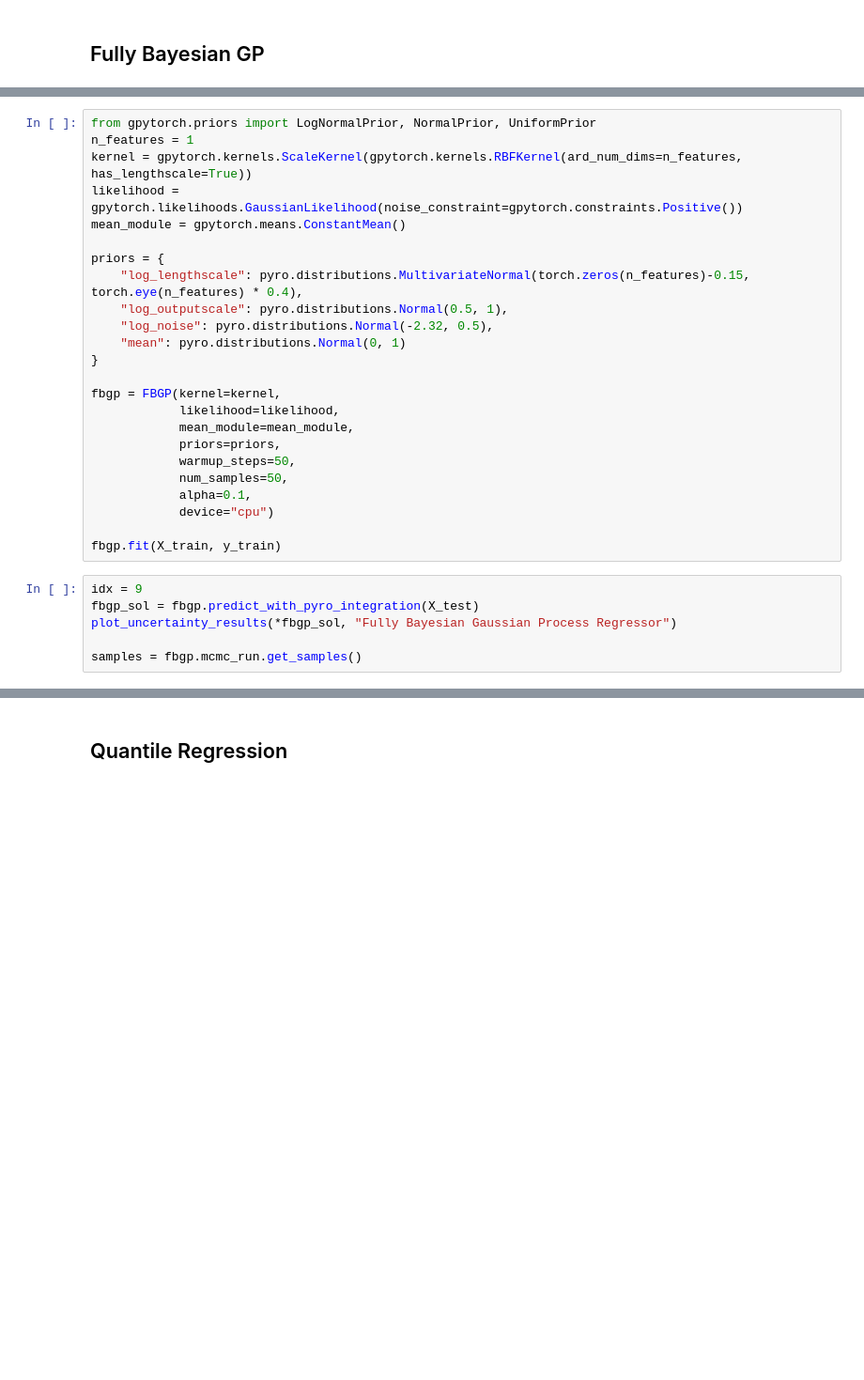
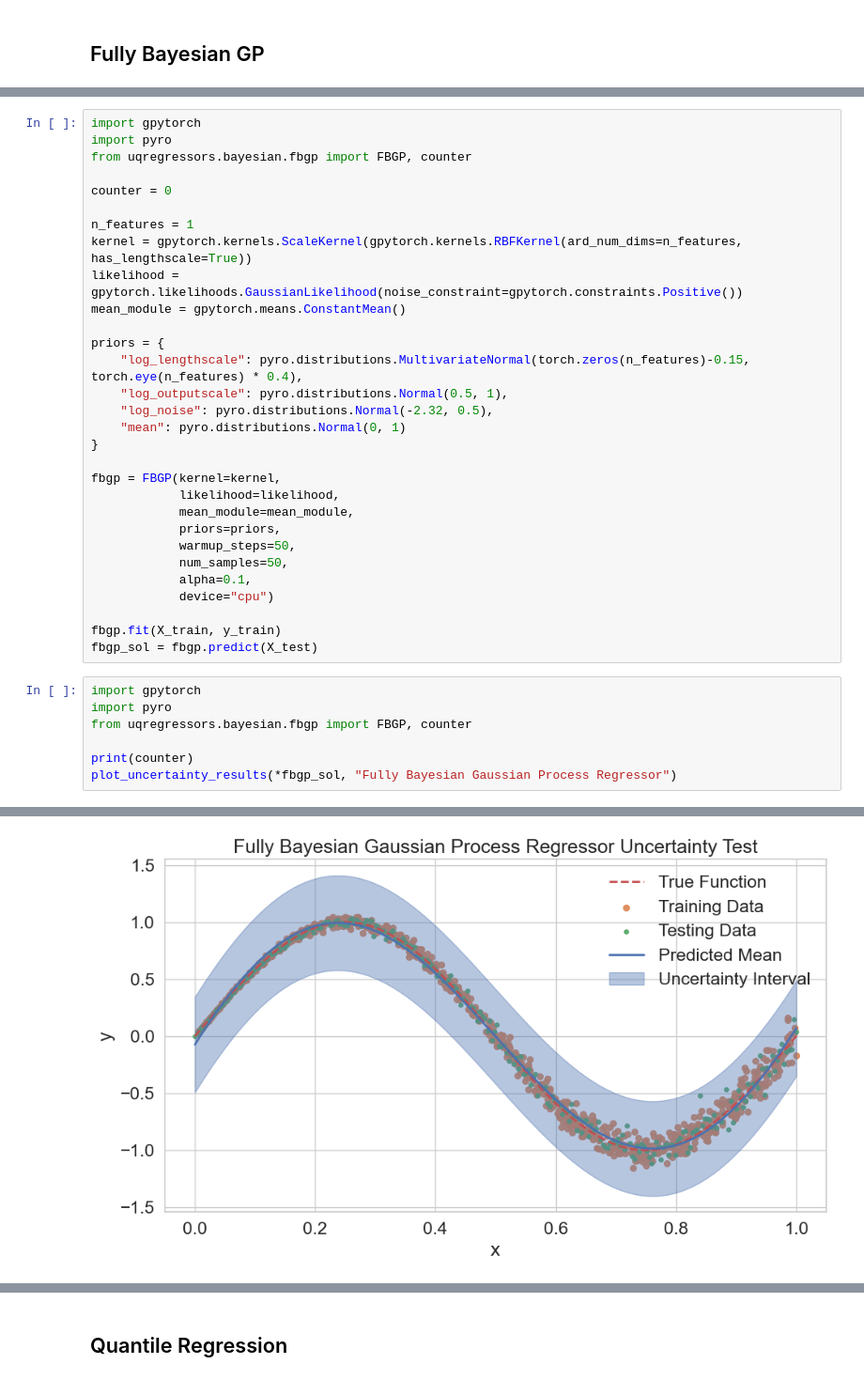
Before and after one commit to arjunrs3/UQRegressors, a Jupyter notebook: examples/getting_started.ipynb, the cells around one changed output, grey strips where cells are left out. Shown at 94% size. Cells and saved outputs as stored; diff of their text form; blank space fills up the shorter version.

```diff
--- a/examples/getting_started.ipynb
+++ b/examples/getting_started.ipynb
@@ -541,5 +259,10 @@ class FBGP:
 # %%
-from gpytorch.priors import LogNormalPrior, NormalPrior, UniformPrior
+import gpytorch
+import pyro
+from uqregressors.bayesian.fbgp import FBGP, counter
+
+counter = 0
+
 n_features = 1
 kernel = gpytorch.kernels.ScaleKernel(gpytorch.kernels.RBFKernel(ard_num_dims=n_features, has_lengthscale=True))
 likelihood = gpytorch.likelihoods.GaussianLikelihood(noise_constraint=gpytorch.constraints.Positive())
@@ -562,10 +285,12 @@ fbgp = FBGP(kernel=kernel,
             device="cpu")
 
 fbgp.fit(X_train, y_train)
+fbgp_sol = fbgp.predict(X_test)
 # %%
-idx = 9
-fbgp_sol = fbgp.predict_with_pyro_integration(X_test)
+import gpytorch
+import pyro
+from uqregressors.bayesian.fbgp import FBGP, counter
+
+print(counter)
 plot_uncertainty_results(*fbgp_sol, "Fully Bayesian Gaussian Process Regressor")
-
-samples = fbgp.mcmc_run.get_samples()
 # %% [output]
@@ -572,0 +298 @@ TypeError: 'dict_keys' object is not subscriptable
+[figure, added]
```
Also changed, not shown: parts of 8 cells of this notebook, 31 other files.
